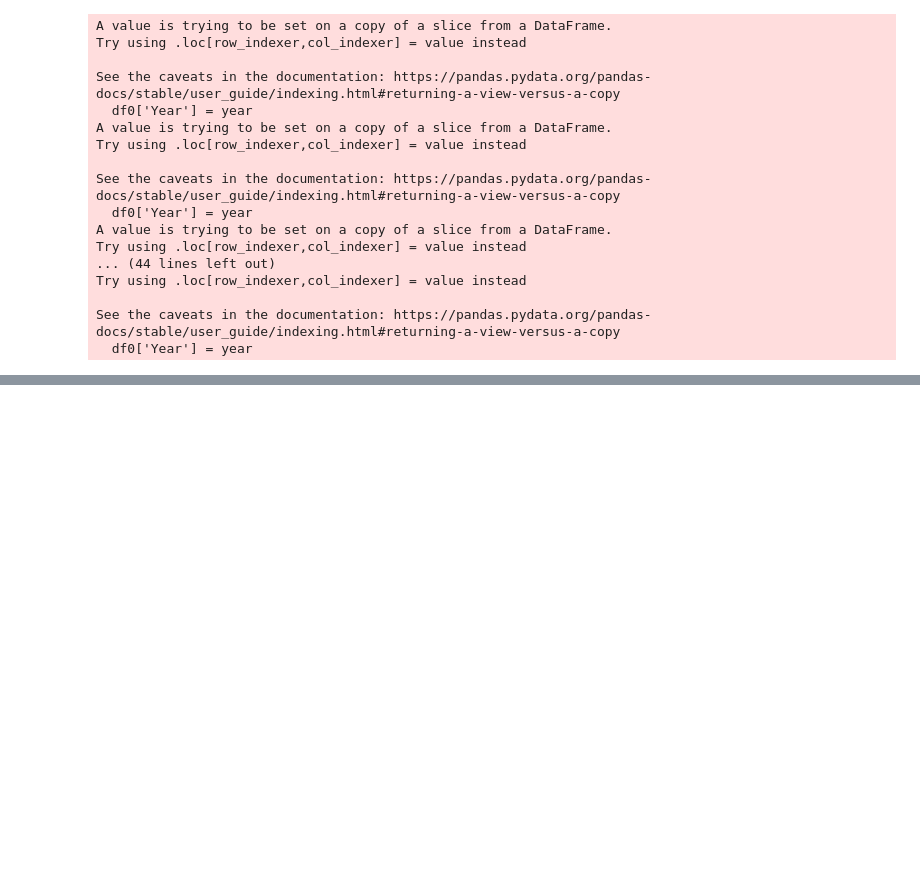
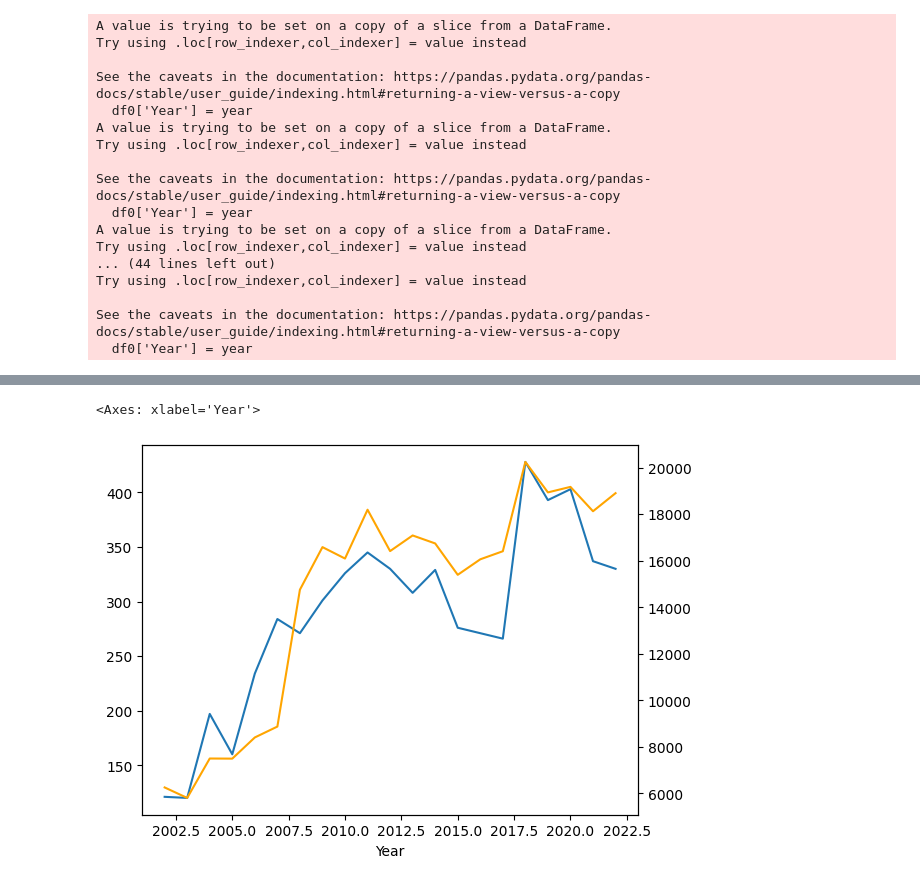
Before and after one commit to fahadsultan/dei-facultystaff, a Jupyter notebook: pre_processing_phd.ipynb, the cells around one changed output, grey strips where cells are left out. Saved outputs shown, nothing was run; the diff lists cells and outputs as text; code cells hidden in the pictures; blank space fills up the shorter version.

```diff
--- a/pre_processing_phd.ipynb
+++ b/pre_processing_phd.ipynb
@@ -195,0 +224,8 @@ merged.to_csv('all_studphd_inst.csv')
+# %%
+from matplotlib import pyplot as plt
+a_stud.groupby('Year')['total_phd_cs'].sum().plot()
+plt.twinx()
+a_stud.groupby('Year')['grand_phd_total'].sum().plot(color='orange')
+# %% [output]
+<Axes: xlabel='Year'>
+[figure, added]
```
Also changed, not shown: parts of 11 cells of this notebook, 7 other files.
